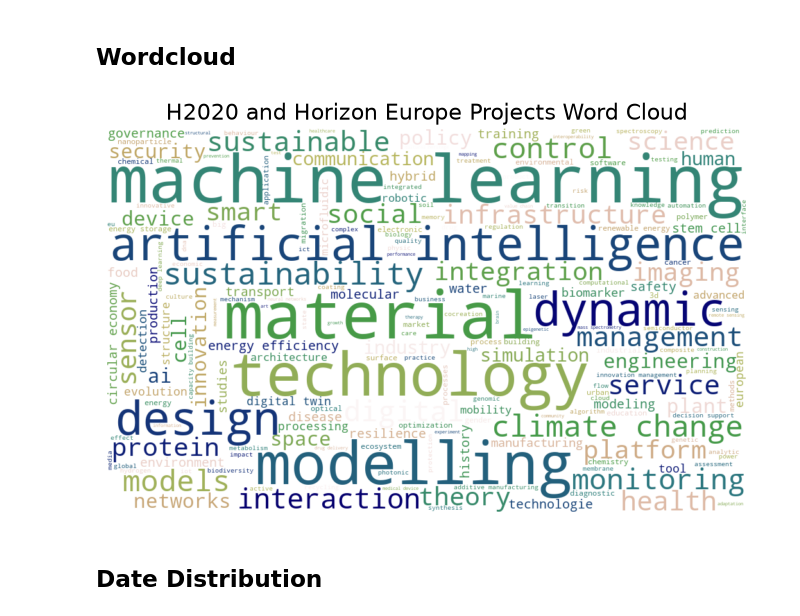
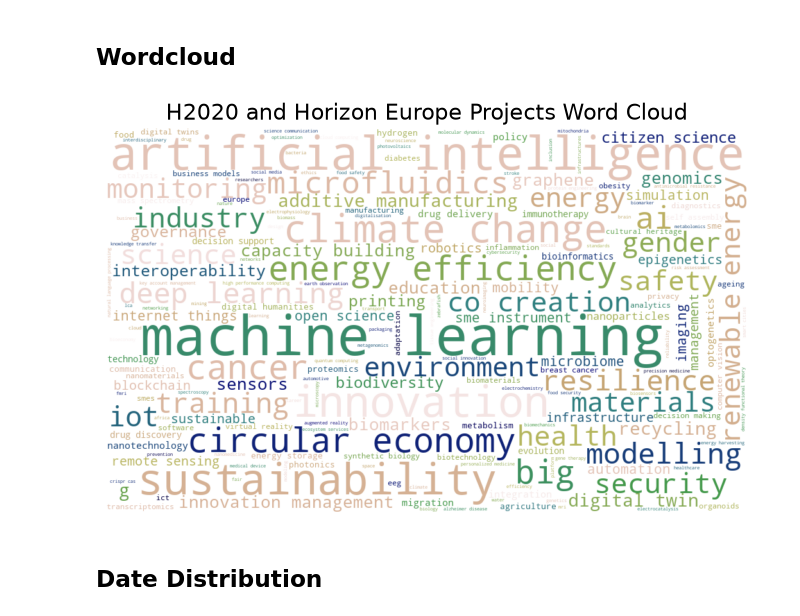
Before and after one commit to kimwilmink/Discourse_Analysis_EU_Budget_Strategy, a Jupyter notebook: eda_and_preprocessing.ipynb, the cells around one changed output. Drawn from its saved outputs; the diff is of its cells as text; code cells hidden in the pictures.

```diff
--- a/eda_and_preprocessing.ipynb
+++ b/eda_and_preprocessing.ipynb
@@ -127,7 +129,7 @@ RELEVANT_COLUMNS = ["metadata_title", "metadata_objective", "metadata_freeKeywor
 combined_data["_combined_text"] = combined_data[RELEVANT_COLUMNS].map(flatten).agg(" ".join, axis=1).str.replace('\n', ' ')
 
 # Removing extra whitespace and punctuation, and converting to lowercase
-combined_data["_combined_text"] = combined_data["_combined_text"].lower()  # Convert to lowercase
+combined_data["_combined_text"] = combined_data["_combined_text"].str.lower()  # Convert to lowercase
 combined_data["_combined_text"] = combined_data["_combined_text"].apply(lambda x: re.sub(r'[^a-zA-Z\s]', '', x))  # Remove punctuation and special characters
 combined_data["_combined_text"] = combined_data["_combined_text"].apply(lambda x: ' '.join([word for word in x.split() if word not in stop_words]))  # Remove stopwords
 combined_data["_combined_text"] = combined_data["_combined_text"].str.replace(r'\s+', ' ', regex=True).str.strip()  # Remove extra whitespace
@@ -153,18 +173,40 @@ combined_data["metadata_freeKeywords"].head(10)
 # %% [markdown]
 ## Wordcloud
 # %%
-# Prepare the text for the word cloud by concatenating all keywords into a single string and removing stopwords
-wc_text = combined_data["metadata_freeKeywords"].dropna().astype(str).str.cat(sep=" ").lower()
-wc_text = " ".join([word for word in wc_text.split() if word not in stop_words])  # Remove stopwords
+# Count complete keyword phrases instead of counting every word separately
+keyword_frequencies = Counter()
+
+for value in combined_data["metadata_freeKeywords"].dropna():
+    if isinstance(value, list):
+        keywords = value
+    else:
+        try:
+            parsed_value = ast.literal_eval(str(value))
+            keywords = parsed_value if isinstance(parsed_value, list) else [parsed_value]
+        except (ValueError, SyntaxError):
+            keywords = [value]
+
+    for keyword in keywords:
+        words = re.findall(r"[a-z]+", str(keyword).lower())
+        phrase = " ".join(word for word in words if word not in stop_words)
+        if phrase:
+            keyword_frequencies[phrase] += 1
 # %%
-wordcloud = WordCloud(width=1000, height=600, background_color='white', colormap='gist_earth_r').generate(wc_text)
+wordcloud = WordCloud(
+    width=1000,
+    height=600,
+    background_color="white",
+    colormap="gist_earth_r",
+    stopwords=stop_words,
+    collocations=False,
+).generate_from_frequencies(keyword_frequencies)
 
 plt.figure(figsize=(10, 5))
 plt.imshow(wordcloud, interpolation='bilinear')
 plt.axis('off')
 plt.title("H2020 and Horizon Europe Projects Word Cloud", fontsize=16)
 plt.show()
 # %% [output]
-[figure, old version]
+[figure, new version]
 # %% [markdown]
 ## Date Distribution
```
Also changed, not shown: parts of 7 cells of this notebook, 3 other files.
